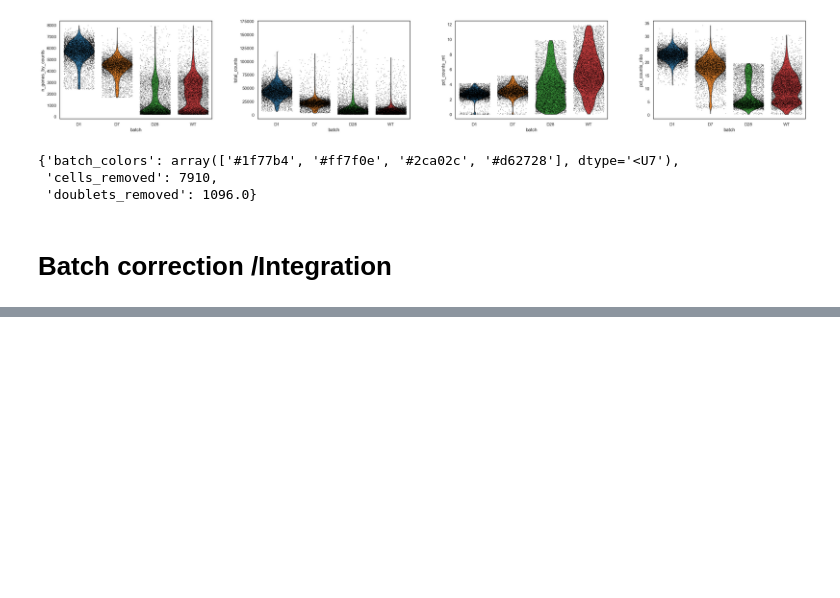
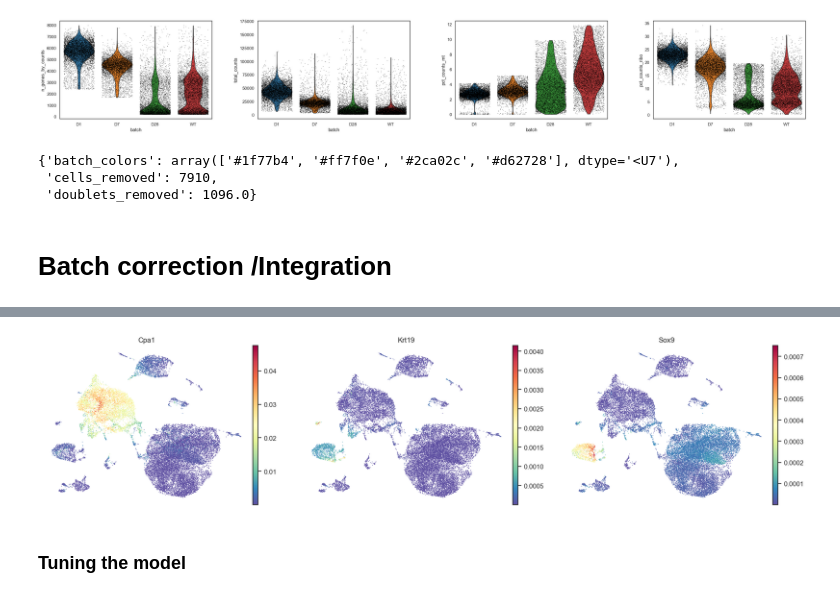
Before and after one commit to ThorstenCodes/scRNAseq-selfproject-pancreatitis, a Jupyter notebook: Pancreatitis_2025.ipynb, the cells around one changed output, grey strips where cells are left out. Drawn from its saved outputs; the diff is of its cells as text; code cells hidden in the pictures; blank space fills up the shorter version.

```diff
--- a/Pancreatitis_2025.ipynb
+++ b/Pancreatitis_2025.ipynb
@@ -508,0 +616,4 @@ adata.write('unintegrated_dataset.h5ad')
+# %%
+sc.pl.umap(adata, color = ['Cpa1','Krt19','Sox9'],layer='scvi_normalized', cmap='Spectral_r', frameon=False, )
+# %% [output]
+[figure, added]
@@ -508,0 +622,2 @@ adata.write('unintegrated_dataset.h5ad')
+# %% [markdown]
+### Tuning the model
```
Also changed, not shown: parts of 24 cells of this notebook.
